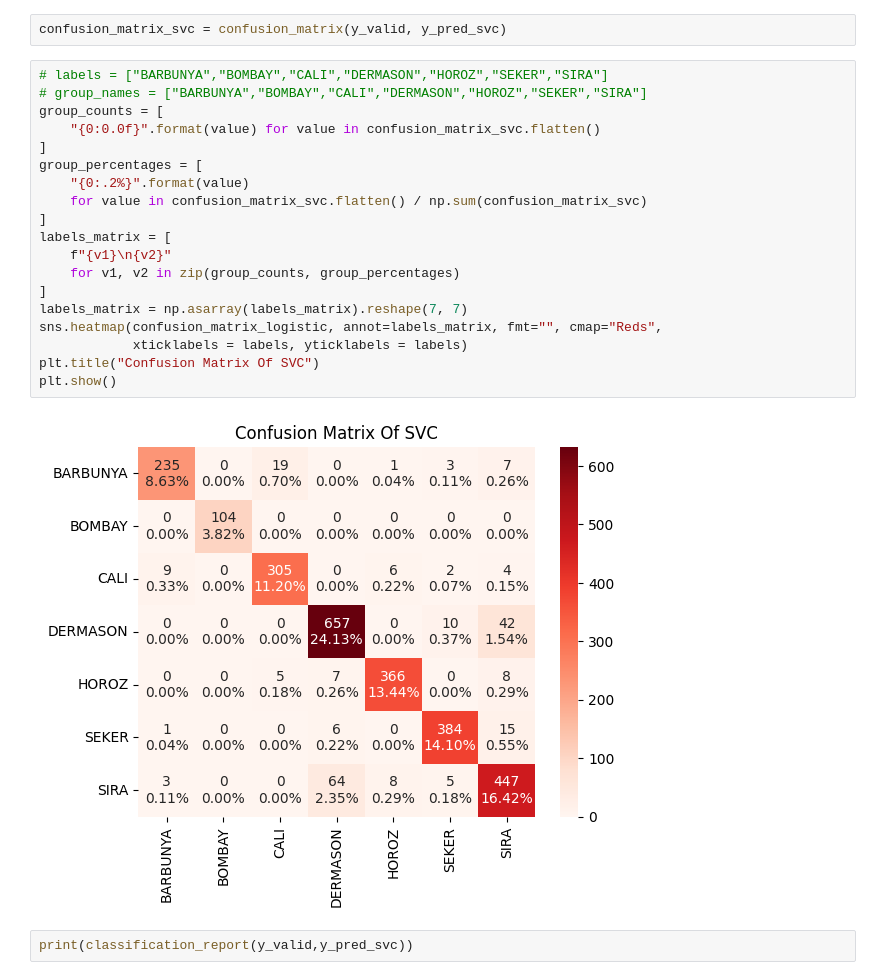
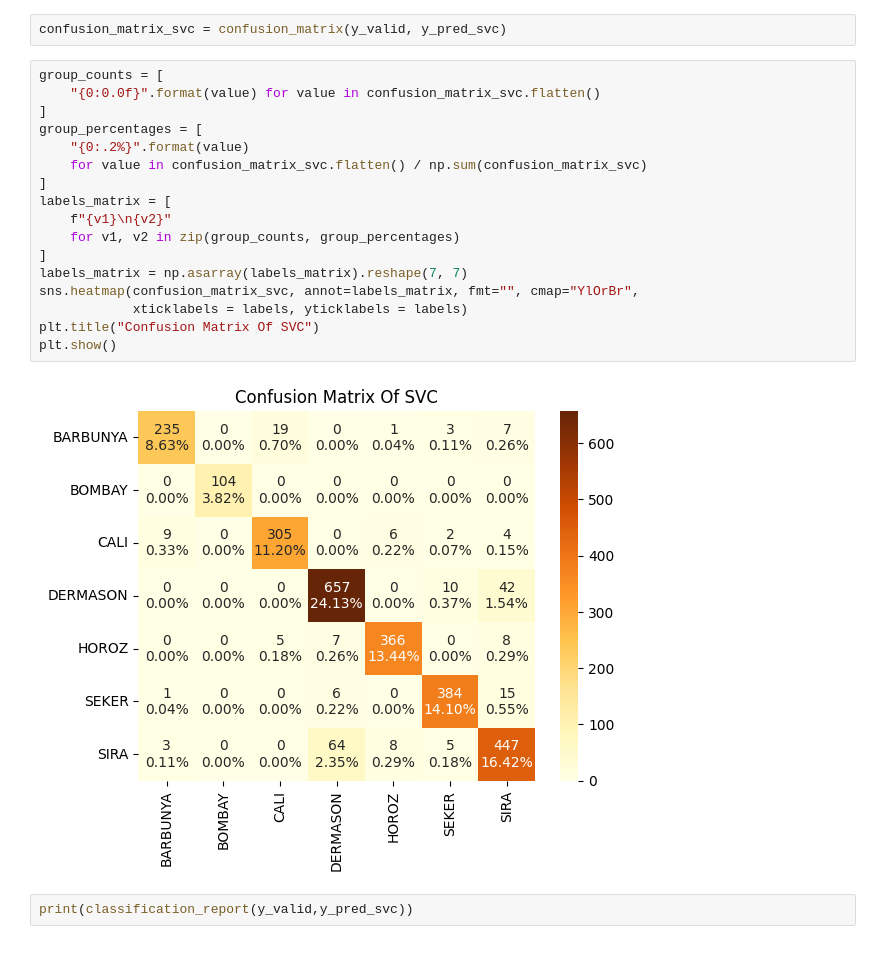
Before and after one commit to amin-eghbalian/dry_bean, a Jupyter notebook: dry_bean.ipynb, the cells around one changed output. Drawn from its saved outputs; the diff is of its cells as text.

```diff
--- a/dry_bean.ipynb
+++ b/dry_bean.ipynb
@@ -484,26 +506,24 @@ y_pred_svc = grid_search_svc.best_estimator_.predict(X_valid)
 # %%
 confusion_matrix_svc = confusion_matrix(y_valid, y_pred_svc)
 # %%
-# labels = ["BARBUNYA","BOMBAY","CALI","DERMASON","HOROZ","SEKER","SIRA"]
-# group_names = ["BARBUNYA","BOMBAY","CALI","DERMASON","HOROZ","SEKER","SIRA"]
 group_counts = [
     "{0:0.0f}".format(value) for value in confusion_matrix_svc.flatten()
 ]
 group_percentages = [
     "{0:.2%}".format(value)
     for value in confusion_matrix_svc.flatten() / np.sum(confusion_matrix_svc)
 ]
 labels_matrix = [
     f"{v1}\n{v2}"
     for v1, v2 in zip(group_counts, group_percentages)
 ]
 labels_matrix = np.asarray(labels_matrix).reshape(7, 7)
-sns.heatmap(confusion_matrix_logistic, annot=labels_matrix, fmt="", cmap="Reds",
+sns.heatmap(confusion_matrix_svc, annot=labels_matrix, fmt="", cmap="YlOrBr",
             xticklabels = labels, yticklabels = labels)
 plt.title("Confusion Matrix Of SVC")
 plt.show()
 # %% [output]
-[figure, old version]
+[figure, new version]
 # %%
 print(classification_report(y_valid,y_pred_svc))
 # %% [output]
```
Also changed, not shown: parts of 33 cells of this notebook.
